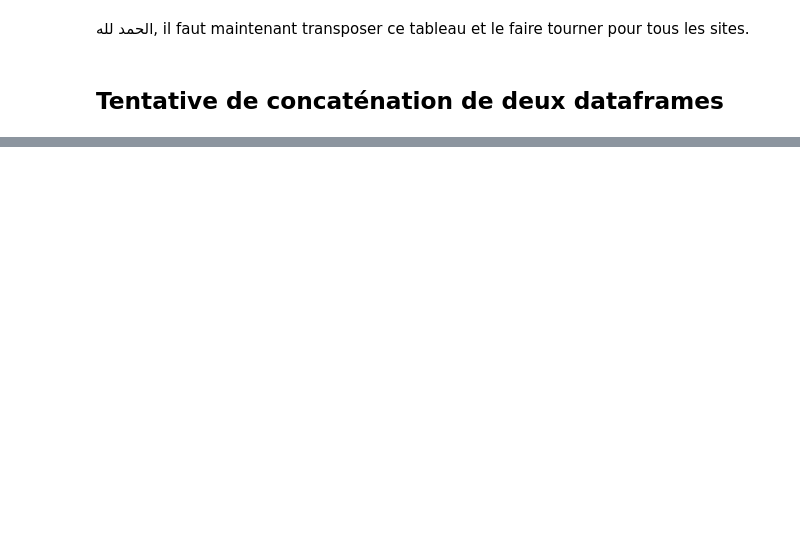
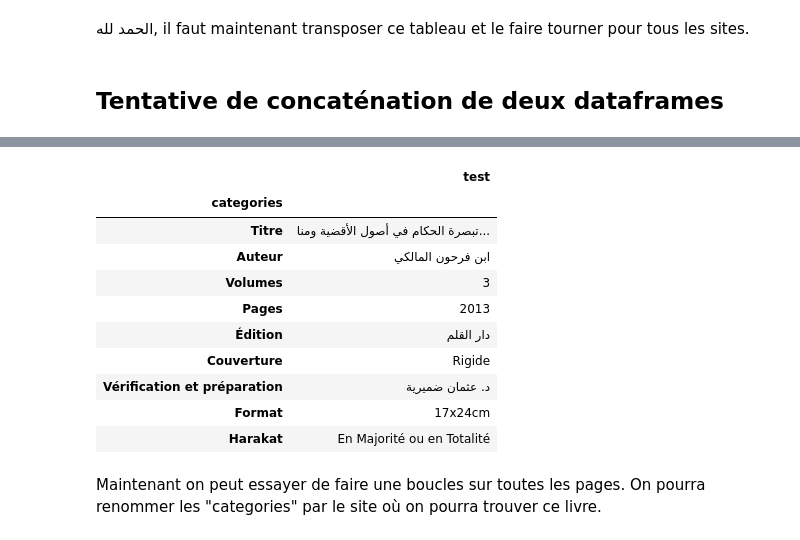
Before and after one commit to eliascopyright/site_analysis, a Jupyter notebook: notebooks/sifatusafwa-2.ipynb, the cells around one changed output, grey strips where cells are left out. Cells and saved outputs as stored; diff of their text form; code cells hidden in the pictures; blank space fills up the shorter version.

```diff
--- a/notebooks/sifatusafwa-2.ipynb
+++ b/notebooks/sifatusafwa-2.ipynb
@@ -177,0 +141,17 @@ df
+# %%
+df2.columns = ['supp', 'categories', 'test', 'supp2']
+df2.drop(['supp', 'supp2'], axis = 1, inplace=True)
+df2.set_index('categories', inplace = True)
+df2 #pour comparer avec df
+# %% [output]
+|  | test |
+| categories |  |
+| Titre | تبصرة الحكام في أصول الأقضية ومنا... |
+| Auteur | ابن فرحون المالكي |
+| Volumes | 3 |
+| Pages | 2013 |
+| Édition | دار القلم |
+| Couverture | Rigide |
+| Vérification et préparation | د. عثمان ضميرية |
+| Format | 17x24cm |
+| Harakat | En Majorité ou en Totalité |
@@ -177,0 +168,2 @@ df
+# %% [markdown]
+Maintenant on peut essayer de faire une boucles sur toutes les pages. On pourra renommer les "categories" par le site où on pourra trouver ce livre.
```
Also changed, not shown: parts of 46 cells of this notebook, 1 other file.
